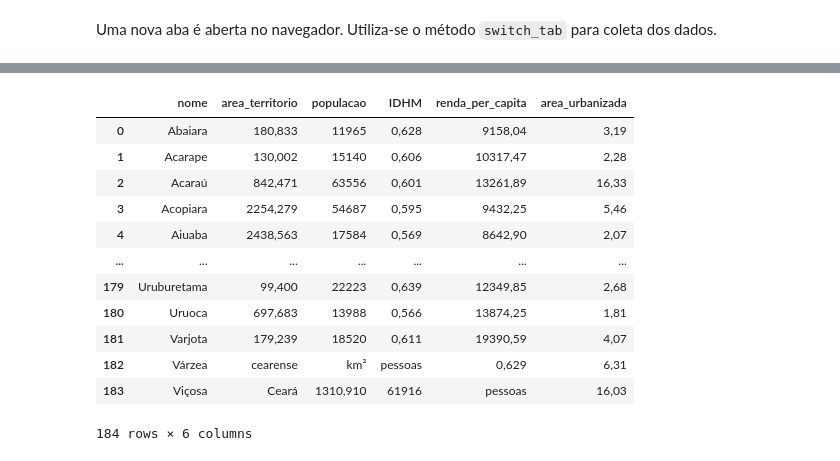
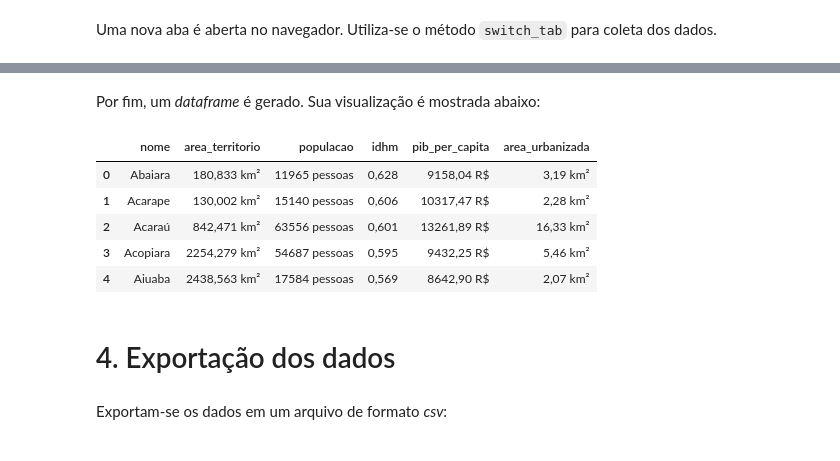
Before and after one commit to DamodaraBarbosa/clustering_municipios_eleicoes_2022_ceara, a Jupyter notebook: 04_data_colect_ibge_ce.ipynb, the cells around one changed output, grey strips where cells are left out. Saved outputs shown, nothing was run; the diff lists cells and outputs as text; code cells hidden in the pictures.

Commit message:
finish of ibge ce data notebook

```diff
--- a/04_data_colect_ibge_ce.ipynb
+++ b/04_data_colect_ibge_ce.ipynb
@@ -130,16 +95,25 @@ Viçosa do Ceará cearense 1310,910 km² 61916 pessoas 0,571 8262,90 R$ 16,03 km
-# %%
-pd.DataFrame(data_cities)
-# %% [output]
-|  | nome | area_territorio | populacao | IDHM | renda_per_capita | area_urbanizada |
-| 0 | Abaiara | 180,833 | 11965 | 0,628 | 9158,04 | 3,19 |
-| 1 | Acarape | 130,002 | 15140 | 0,606 | 10317,47 | 2,28 |
-| 2 | Acaraú | 842,471 | 63556 | 0,601 | 13261,89 | 16,33 |
-| 3 | Acopiara | 2254,279 | 54687 | 0,595 | 9432,25 | 5,46 |
-| 4 | Aiuaba | 2438,563 | 17584 | 0,569 | 8642,90 | 2,07 |
-| ... | ... | ... | ... | ... | ... | ... |
-| 179 | Uruburetama | 99,400 | 22223 | 0,639 | 12349,85 | 2,68 |
-| 180 | Uruoca | 697,683 | 13988 | 0,566 | 13874,25 | 1,81 |
-| 181 | Varjota | 179,239 | 18520 | 0,611 | 19390,59 | 4,07 |
-| 182 | Várzea | cearense | km² | pessoas | 0,629 | 6,31 |
-| 183 | Viçosa | Ceará | 1310,910 | 61916 | pessoas | 16,03 |
-184 rows × 6 columns
+# %%
+for i in range(1, 185):
+    data_city['nome'] = scrape.get_element(f'//*[@id="municipios"]/tbody[{i}]/tr/td[1]').text
+    data_city['area_territorio'] = scrape.get_element(f'//*[@id="municipios"]/tbody[{i}]/tr/td[3]').text
+    data_city['populacao'] = scrape.get_element(f'//*[@id="municipios"]/tbody[{i}]/tr/td[4]').text
+    data_city['idhm'] = scrape.get_element(f'//*[@id="municipios"]/tbody[{i}]/tr/td[5]').text
+    data_city['pib_per_capita'] = scrape.get_element(f'//*[@id="municipios"]/tbody[{i}]/tr/td[6]').text
+    data_city['area_urbanizada'] = scrape.get_element(f'//*[@id="municipios"]/tbody[{i}]/tr/td[7]').text
+    data_cities.append(data_city.copy())
+# %% [markdown]
+Por fim, um *dataframe* é gerado. Sua visualização é mostrada abaixo:
+# %%
+resumo_dados_ibge_ce = pd.DataFrame(data_cities)
+resumo_dados_ibge_ce.head()
+# %% [output]
+|  | nome | area_territorio | populacao | idhm | pib_per_capita | area_urbanizada |
+| 0 | Abaiara | 180,833 km² | 11965 pessoas | 0,628 | 9158,04 R$ | 3,19 km² |
+| 1 | Acarape | 130,002 km² | 15140 pessoas | 0,606 | 10317,47 R$ | 2,28 km² |
+| 2 | Acaraú | 842,471 km² | 63556 pessoas | 0,601 | 13261,89 R$ | 16,33 km² |
+| 3 | Acopiara | 2254,279 km² | 54687 pessoas | 0,595 | 9432,25 R$ | 5,46 km² |
+| 4 | Aiuaba | 2438,563 km² | 17584 pessoas | 0,569 | 8642,90 R$ | 2,07 km² |
+# %% [markdown]
+# 4. Exportação dos dados
+# %% [markdown]
+Exportam-se os dados em um arquivo de formato *csv*:
```
Also changed, not shown: parts of 6 cells of this notebook.
